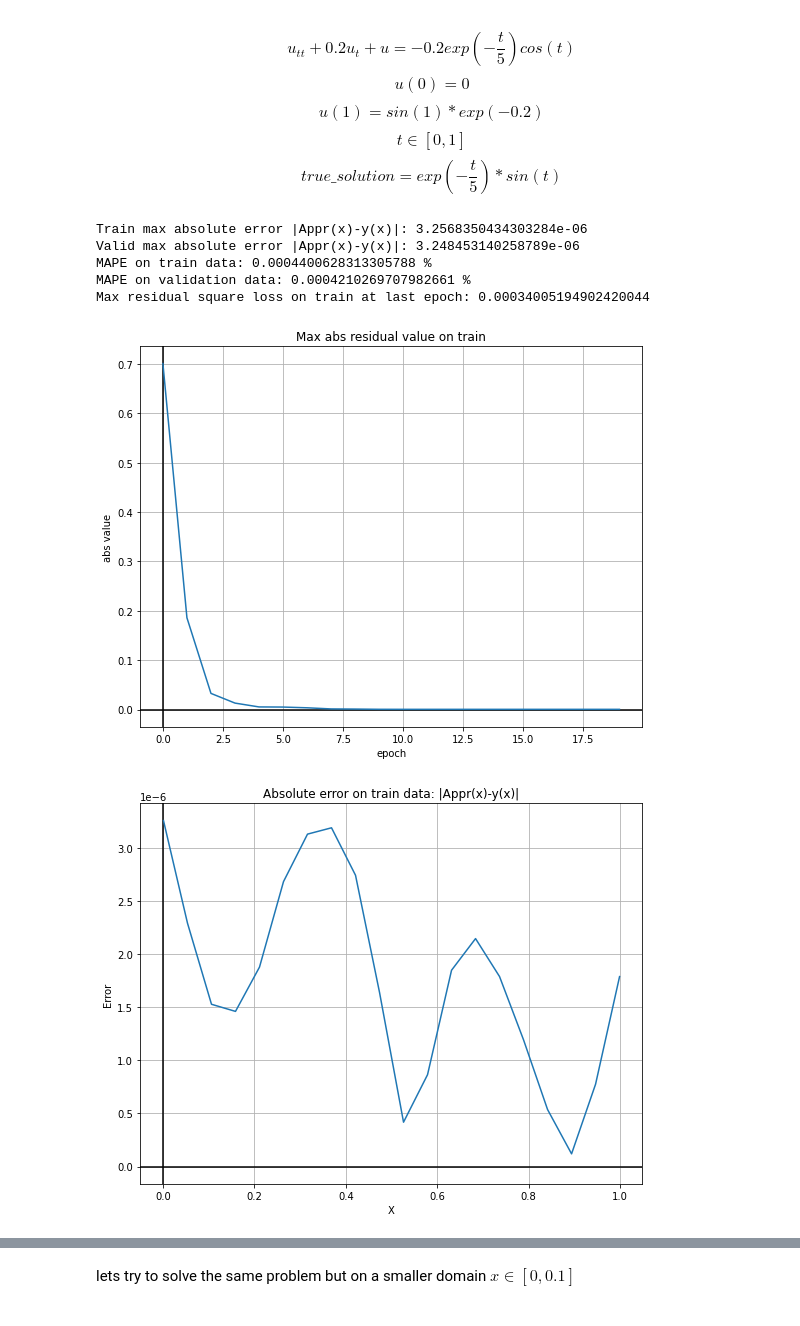
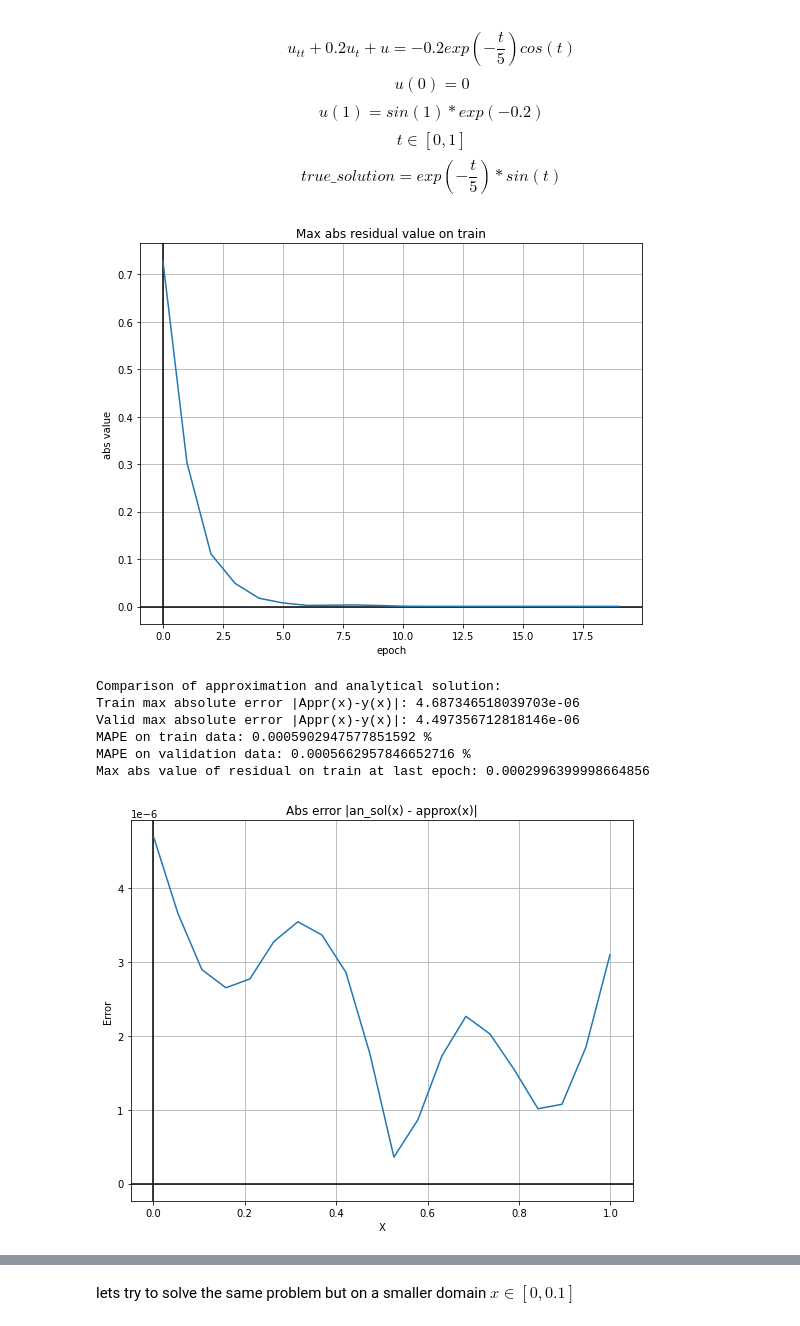
Before and after one commit to Ilshat-Akhmetov/NN_Solver_for_Diff_and_Inegral_Eqs, a Jupyter notebook: JupyterPresentations/Solving_ODE_with_NN.ipynb, the cells around one changed output, grey strips where cells are left out. Cells and saved outputs as stored; diff of their text form; code cells hidden in the pictures.

```diff
--- a/JupyterPresentations/Solving_ODE_with_NN.ipynb
+++ b/JupyterPresentations/Solving_ODE_with_NN.ipynb
@@ -32,13 +33,13 @@ $$ true\_solution = exp(-\frac{t}{5})*sin(t) $$
 left_bound = 0
 right_bound = 1
 main_eq_residual = (
-    lambda x, nn_model: nth_derivative(nn_model, x, 2)
-    + 0.2 * nth_derivative(nn_model, x, 1)
+    lambda x, nn_model: nth_derivative(nn_model(x), x, 2)
+    + 0.2 * nth_derivative(nn_model(x), x, 1)
     + nn_model(x)
     + 0.2 * torch.exp(-x / 5) * torch.cos(x)
 )
 n_points = 20
-true_solution = lambda x: torch.exp(-x / 5) * torch.sin(x)
+
 main_domain = OneDimensionalSimpleDomain(left_bound + dh, right_bound - dh, n_points)
 
 
@@ -52,20 +53,29 @@ second_init_cond = OnePointInitialCondition(right_bound, second_init_cond_res)
 
 boundary_conditions = [first_init_cond, second_init_cond]
 
-main_eq = OneDimensionalMainEquation(main_domain, main_eq_residual, boundary_conditions)
+main_eq = MainEquationClass(main_domain, main_eq_residual, boundary_conditions)
 
 
 n_epochs = 20
 nn_ode_solver = TrainerForNNEquationSolver(main_eq)
 loss_train, loss_valid, nn_model = nn_ode_solver.fit()
 # %%
-report = ReportMaker(true_solution, nn_model, main_eq, loss_train, loss_valid, main_domain, num_epochs=n_epochs)
-report.make_report()
+analytical_solution = lambda x: torch.exp(-x / 5) * torch.sin(x)
+report = ReportMaker(nn_model,
+                         loss_train,
+                         loss_valid,
+                         main_domain,
+                         compare_to_functions=plot_two_1d_functions,
+                         analytical_solutions=analytical_solution
+                         )
+report.print_loss_history()
+report.compare_appr_with_analytical()
 # %% [output]
+[figure, new version]
-Train max absolute error |Appr(x)-y(x)|: 3.2568350434303284e-06
-Valid max absolute error |Appr(x)-y(x)|: 3.248453140258789e-06
-MAPE on train data: 0.0004400628313305788 %
-MAPE on validation data: 0.0004210269707982661 %
-Max residual square loss on train at last epoch: 0.00034005194902420044
+Comparison of approximation and analytical solution:
+Train max absolute error |Appr(x)-y(x)|: 4.687346518039703e-06
+Valid max absolute error |Appr(x)-y(x)|: 4.497356712818146e-06
+MAPE on train data: 0.0005902947577851592 %
+MAPE on validation data: 0.0005662957846652716 %
+Max abs value of residual on train at last epoch: 0.0002996399998664856
-[figure, old version]
-[figure, old version]
+[figure, new version]
```
Also changed, not shown: parts of 36 cells of this notebook, 15 other files.
